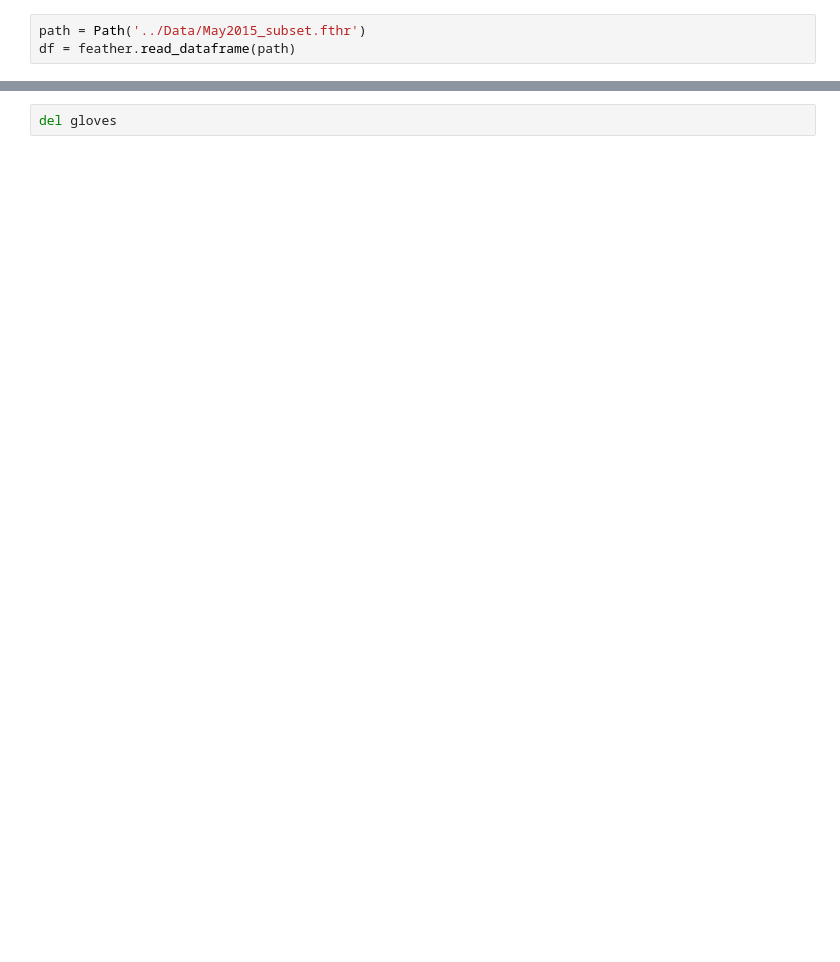
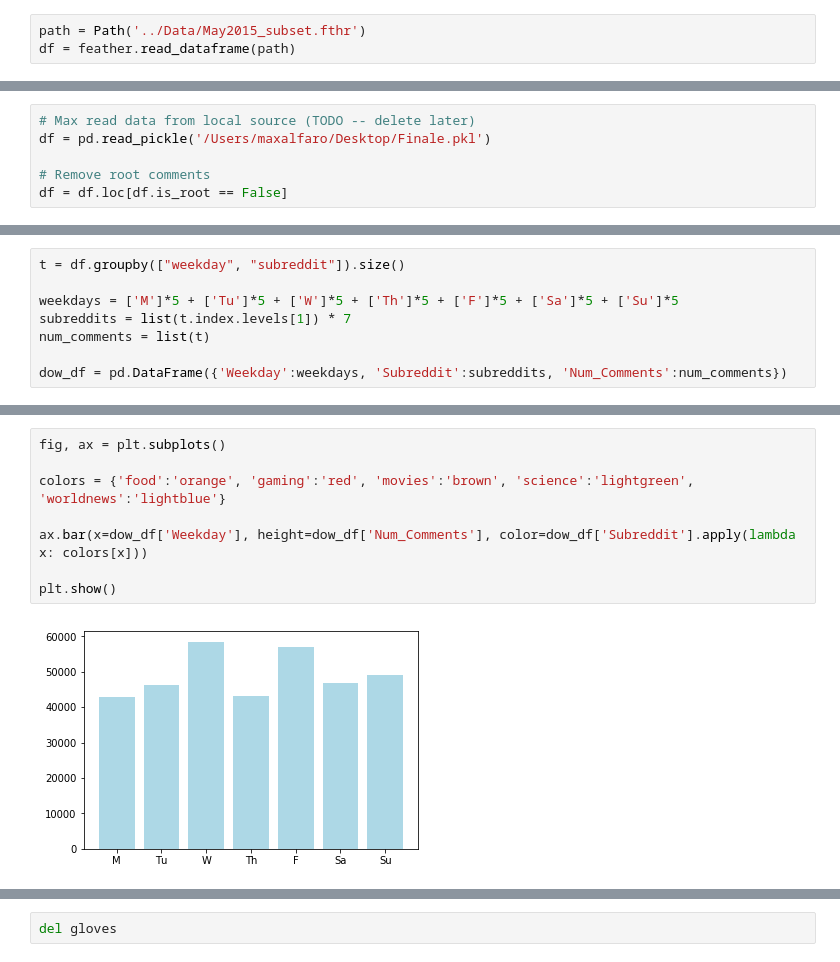
Before and after one commit to Prakhar-USF/ml-reddit, a Jupyter notebook: max_notebook.ipynb, the cells around one changed output, grey strips where cells are left out. Saved outputs shown, nothing was run; the diff lists cells and outputs as text; blank space fills up the shorter version.

```diff
--- a/max_notebook.ipynb
+++ b/max_notebook.ipynb
@@ -556,0 +705,6 @@ df['doc2vec'] = doc2vec
+# %%
+# Max read data from local source (TODO -- delete later)
+df = pd.read_pickle('/Users/maxalfaro/Desktop/Finale.pkl')
+
+# Remove root comments
+df = df.loc[df.is_root == False]
@@ -556,0 +806,8 @@ df['doc2vec'] = doc2vec
+# %%
+t = df.groupby(["weekday", "subreddit"]).size()
+
+weekdays = ['M']*5 + ['Tu']*5 + ['W']*5 + ['Th']*5 + ['F']*5 + ['Sa']*5 + ['Su']*5
+subreddits = list(t.index.levels[1]) * 7
+num_comments = list(t)
+
+dow_df = pd.DataFrame({'Weekday':weekdays, 'Subreddit':subreddits, 'Num_Comments':num_comments})
@@ -556,0 +834,10 @@ df['doc2vec'] = doc2vec
+# %%
+fig, ax = plt.subplots()
+
+colors = {'food':'orange', 'gaming':'red', 'movies':'brown', 'science':'lightgreen', 'worldnews':'lightblue'}
+
+ax.bar(x=dow_df['Weekday'], height=dow_df['Num_Comments'], color=dow_df['Subreddit'].apply(lambda x: colors[x]))
+
+plt.show()
+# %% [output]
+[figure, added]
```
Also changed, not shown: parts of 326 cells of this notebook.
